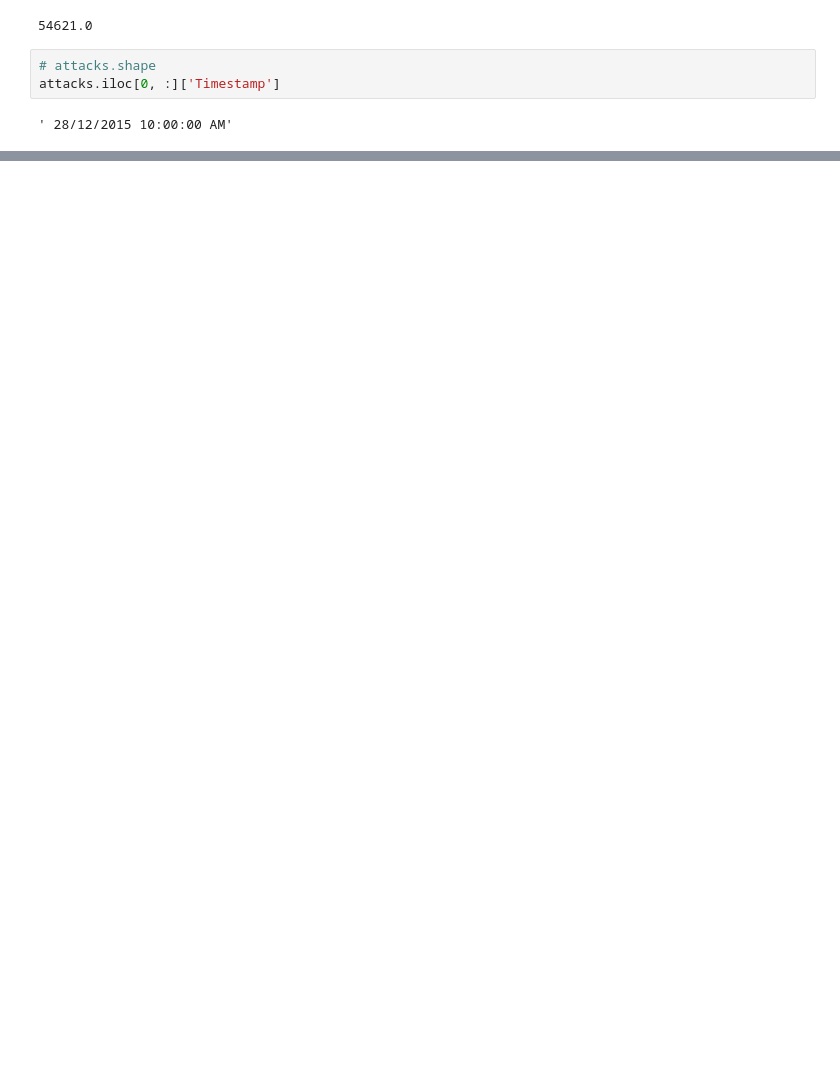
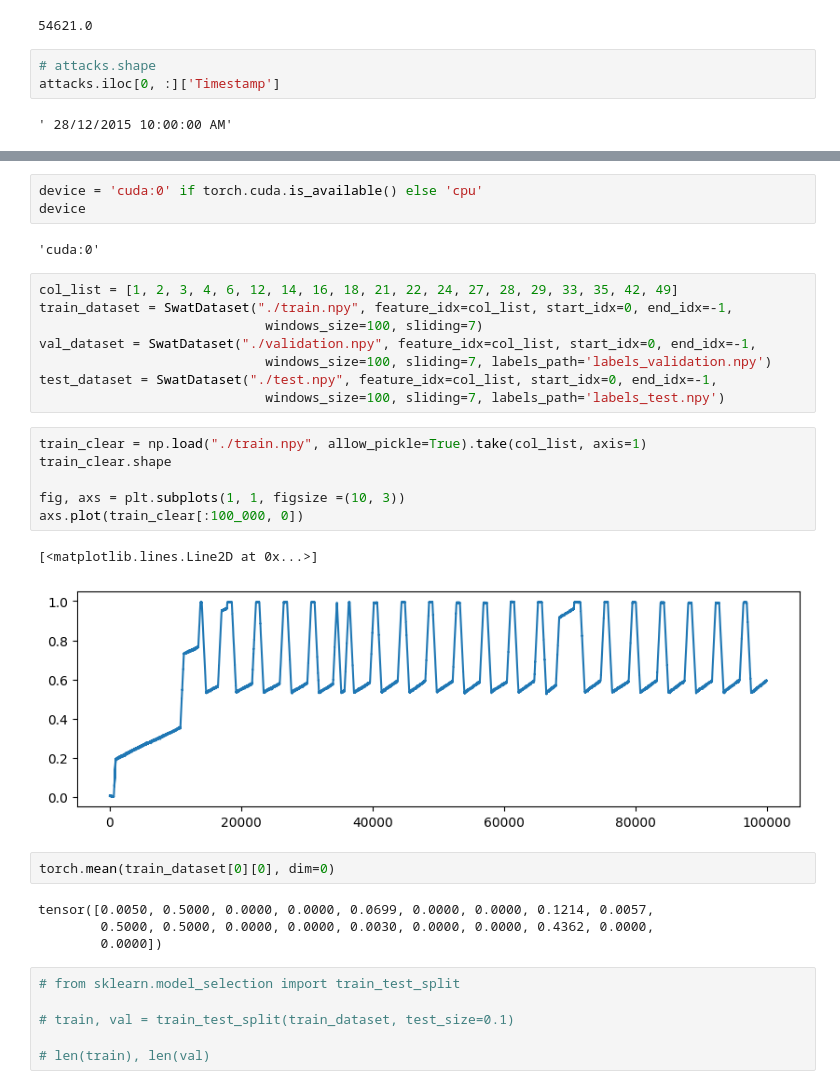
Before and after one commit to Andrei3223/VAE_anomaly_detection, a Jupyter notebook: swat_preproc.ipynb, the cells around one changed output, grey strips where cells are left out. Drawn from its saved outputs; the diff is of its cells as text; blank space fills up the shorter version.

```diff
--- a/swat_preproc.ipynb
+++ b/swat_preproc.ipynb
@@ -179,0 +294,34 @@ for i, feature in enumerate(anomaly_feature):
+# %%
+device = 'cuda:0' if torch.cuda.is_available() else 'cpu'
+device
+# %% [output]
+'cuda:0'
+# %%
+col_list = [1, 2, 3, 4, 6, 12, 14, 16, 18, 21, 22, 24, 27, 28, 29, 33, 35, 42, 49]
+train_dataset = SwatDataset("./train.npy", feature_idx=col_list, start_idx=0, end_idx=-1,
+                             windows_size=100, sliding=7)
+val_dataset = SwatDataset("./validation.npy", feature_idx=col_list, start_idx=0, end_idx=-1,
+                             windows_size=100, sliding=7, labels_path='labels_validation.npy')
+test_dataset = SwatDataset("./test.npy", feature_idx=col_list, start_idx=0, end_idx=-1,
+                             windows_size=100, sliding=7, labels_path='labels_test.npy')
+# %%
+train_clear = np.load("./train.npy", allow_pickle=True).take(col_list, axis=1)
+train_clear.shape
+
+fig, axs = plt.subplots(1, 1, figsize =(10, 3))
+axs.plot(train_clear[:100_000, 0])
+# %% [output]
+[<matplotlib.lines.Line2D at 0x...>]
+[figure, added]
+# %%
+torch.mean(train_dataset[0][0], dim=0)
+# %% [output]
+tensor([0.0050, 0.5000, 0.0000, 0.0000, 0.0699, 0.0000, 0.0000, 0.1214, 0.0057,
+        0.5000, 0.5000, 0.0000, 0.0000, 0.0030, 0.0000, 0.0000, 0.4362, 0.0000,
+        0.0000])
+# %%
+# from sklearn.model_selection import train_test_split
+
+# train, val = train_test_split(train_dataset, test_size=0.1)
+
+# len(train), len(val)
```
Also changed, not shown: parts of 35 cells of this notebook, 3 other files.
